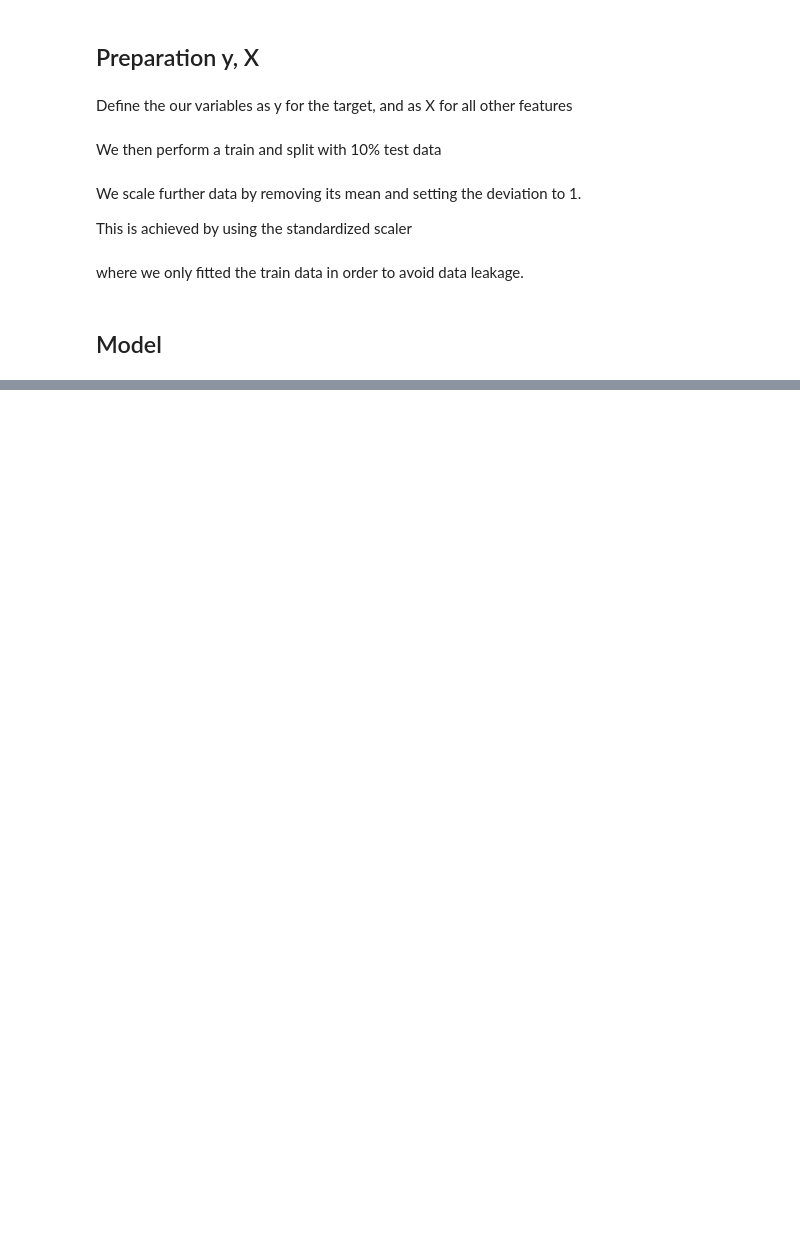
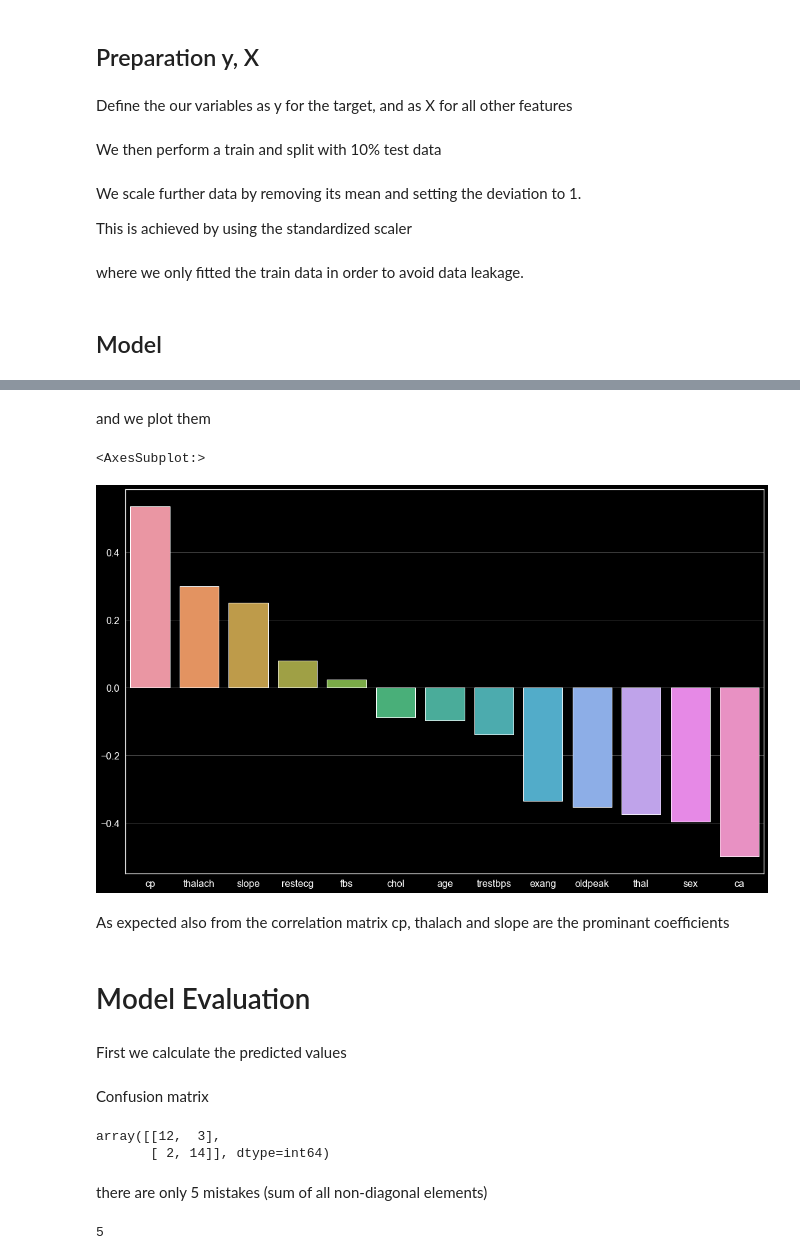
Before and after one commit to ViktorGakis/Projects, a Jupyter notebook: Heart Disease Prediction/heart_dis.ipynb, the cells around one changed output, grey strips where cells are left out. Cells and saved outputs as stored; diff of their text form; code cells hidden in the pictures; blank space fills up the shorter version.

```diff
--- a/Heart Disease Prediction/heart_dis.ipynb
+++ b/Heart Disease Prediction/heart_dis.ipynb
@@ -152,0 +169,2 @@ log_model = LogisticRegressionCV()
+# %%
+log_model.fit(scaled_X_train, y_train)
@@ -152,0 +211,3 @@ log_model = LogisticRegressionCV()
+# %%
+coefs = pd.Series(index = X.columns, data=log_model.coef_[0]).sort_values(ascending=False)
+coefs
@@ -152,0 +229,13 @@ log_model = LogisticRegressionCV()
+# %% [markdown]
+and we plot them
+# %%
+sns.barplot(x=coefs.index, y=coefs.values)
+# %% [output]
+<AxesSubplot:>
+[figure, added]
+# %% [markdown]
+As expected also from the correlation matrix cp, thalach and slope are the prominant coefficients
+# %% [markdown]
+# Μodel Evaluation
+# %% [markdown]
+First we calculate the predicted values
@@ -152,0 +244,15 @@ log_model = LogisticRegressionCV()
+# %% [markdown]
+Confusion matrix
+# %%
+con_mat = confusion_matrix(y_test, y_pred)
+con_mat
+# %% [output]
+array([[12,  3],
+       [ 2, 14]], dtype=int64)
+# %% [markdown]
+there are only 5 mistakes (sum of all non-diagonal elements)
+# %%
+off_dia_sum = np.sum(con_mat) - np.trace(con_mat)
+off_dia_sum
+# %% [output]
+5
```
Also changed, not shown: parts of 37 cells of this notebook, 1 other file.
